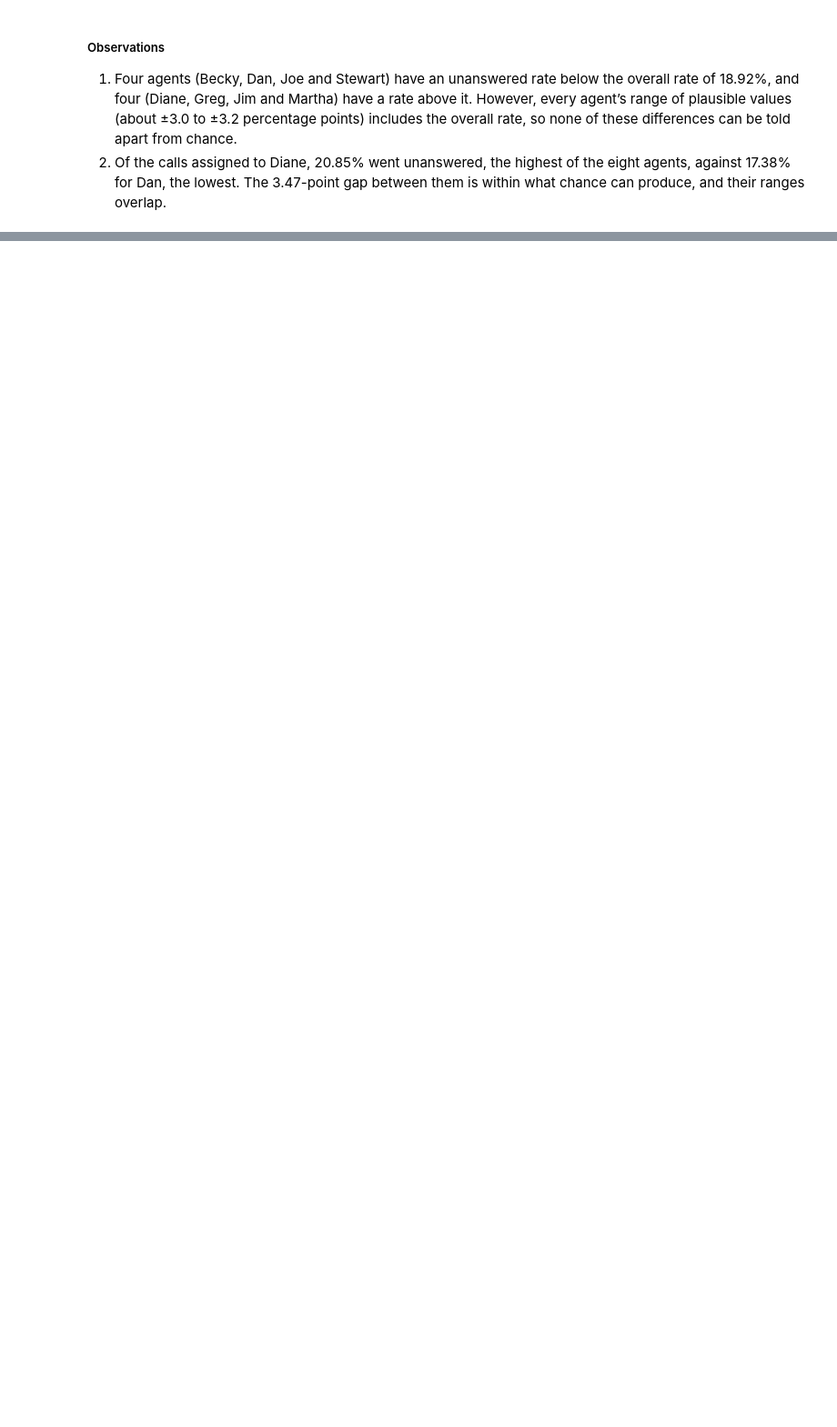
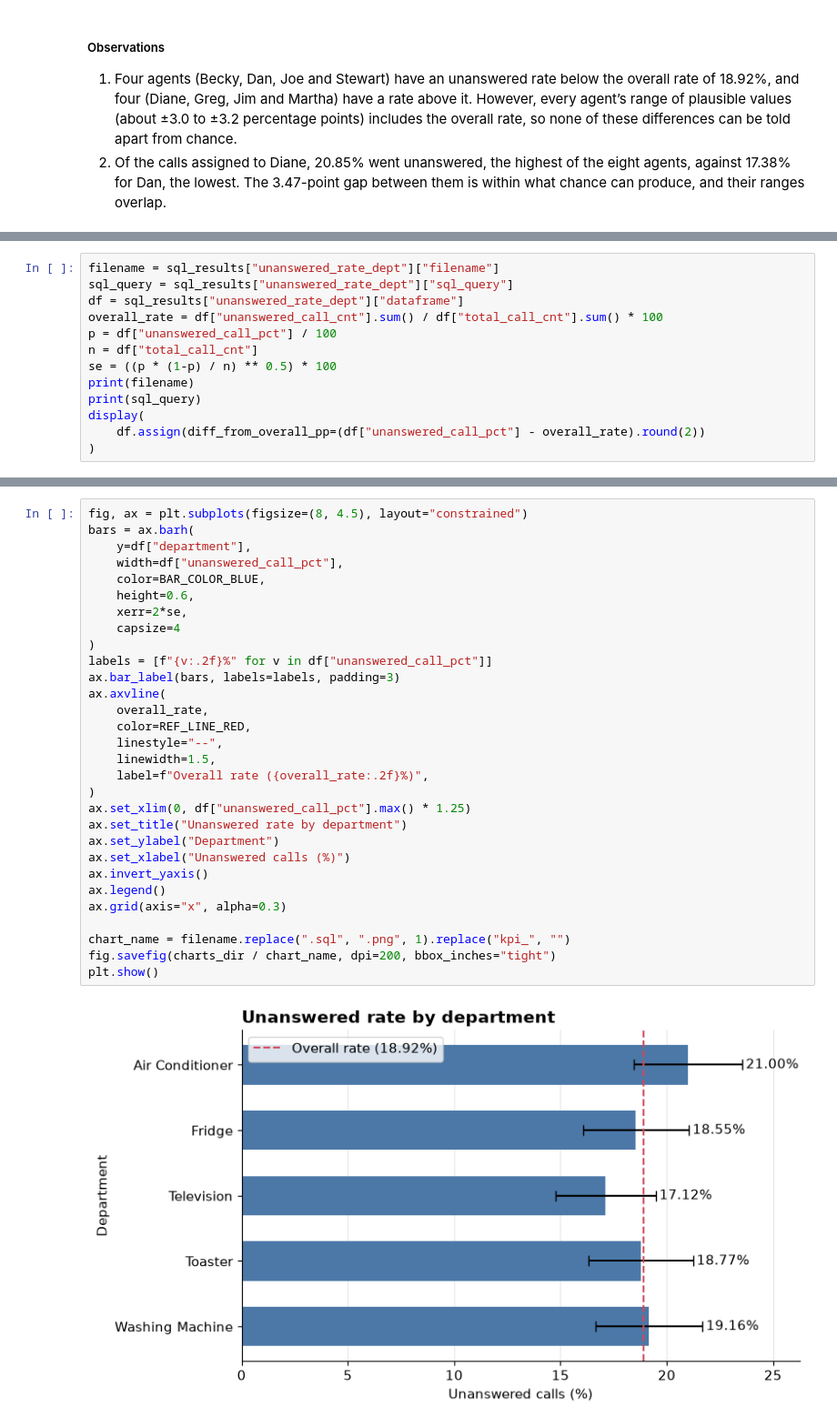
Before and after one commit to Ashish-Krishna-K/call-center-staffing-analytics, a Jupyter notebook: notebooks/03_kpi_analysis.ipynb, the cells around one changed output, grey strips where cells are left out. Shown at 91% size. Saved outputs shown, nothing was run; the diff lists cells and outputs as text; blank space fills up the shorter version.

Commit message:
Completes the analysis and plotting of the KPI - Unanswered rate by department

```diff
--- a/notebooks/03_kpi_analysis.ipynb
+++ b/notebooks/03_kpi_analysis.ipynb
@@ -584,0 +587,13 @@ plt.show()
+# %%
+filename = sql_results["unanswered_rate_dept"]["filename"]
+sql_query = sql_results["unanswered_rate_dept"]["sql_query"]
+df = sql_results["unanswered_rate_dept"]["dataframe"]
+overall_rate = df["unanswered_call_cnt"].sum() / df["total_call_cnt"].sum() * 100
+p = df["unanswered_call_pct"] / 100
+n = df["total_call_cnt"]
+se = ((p * (1-p) / n) ** 0.5) * 100
+print(filename)
+print(sql_query)
+display(
+    df.assign(diff_from_overall_pp=(df["unanswered_call_pct"] - overall_rate).round(2))
+)
@@ -584,0 +624,32 @@ plt.show()
+# %%
+fig, ax = plt.subplots(figsize=(8, 4.5), layout="constrained")
+bars = ax.barh(
+    y=df["department"],
+    width=df["unanswered_call_pct"],
+    color=BAR_COLOR_BLUE,
+    height=0.6,
+    xerr=2*se,
+    capsize=4
+)
+labels = [f"{v:.2f}%" for v in df["unanswered_call_pct"]]
+ax.bar_label(bars, labels=labels, padding=3)
+ax.axvline(
+    overall_rate,
+    color=REF_LINE_RED,
+    linestyle="--",
+    linewidth=1.5,
+    label=f"Overall rate ({overall_rate:.2f}%)",
+)
+ax.set_xlim(0, df["unanswered_call_pct"].max() * 1.25)
+ax.set_title("Unanswered rate by department")
+ax.set_ylabel("Department")
+ax.set_xlabel("Unanswered calls (%)")
+ax.invert_yaxis()
+ax.legend()
+ax.grid(axis="x", alpha=0.3)
+
+chart_name = filename.replace(".sql", ".png", 1).replace("kpi_", "")
+fig.savefig(charts_dir / chart_name, dpi=200, bbox_inches="tight")
+plt.show()
+# %% [output]
+[figure, added]
```
Also changed, not shown: parts of 3 cells of this notebook.
